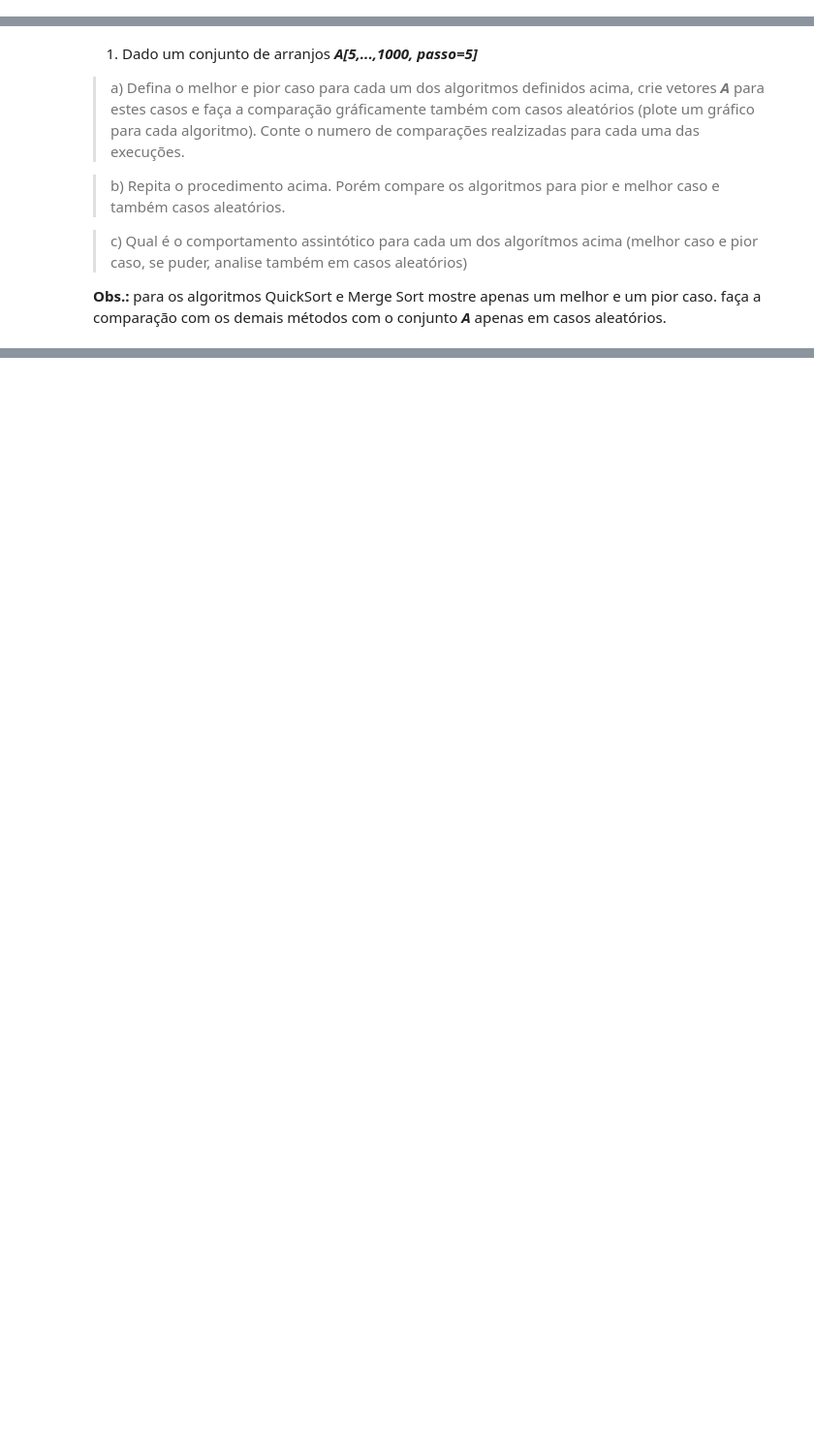
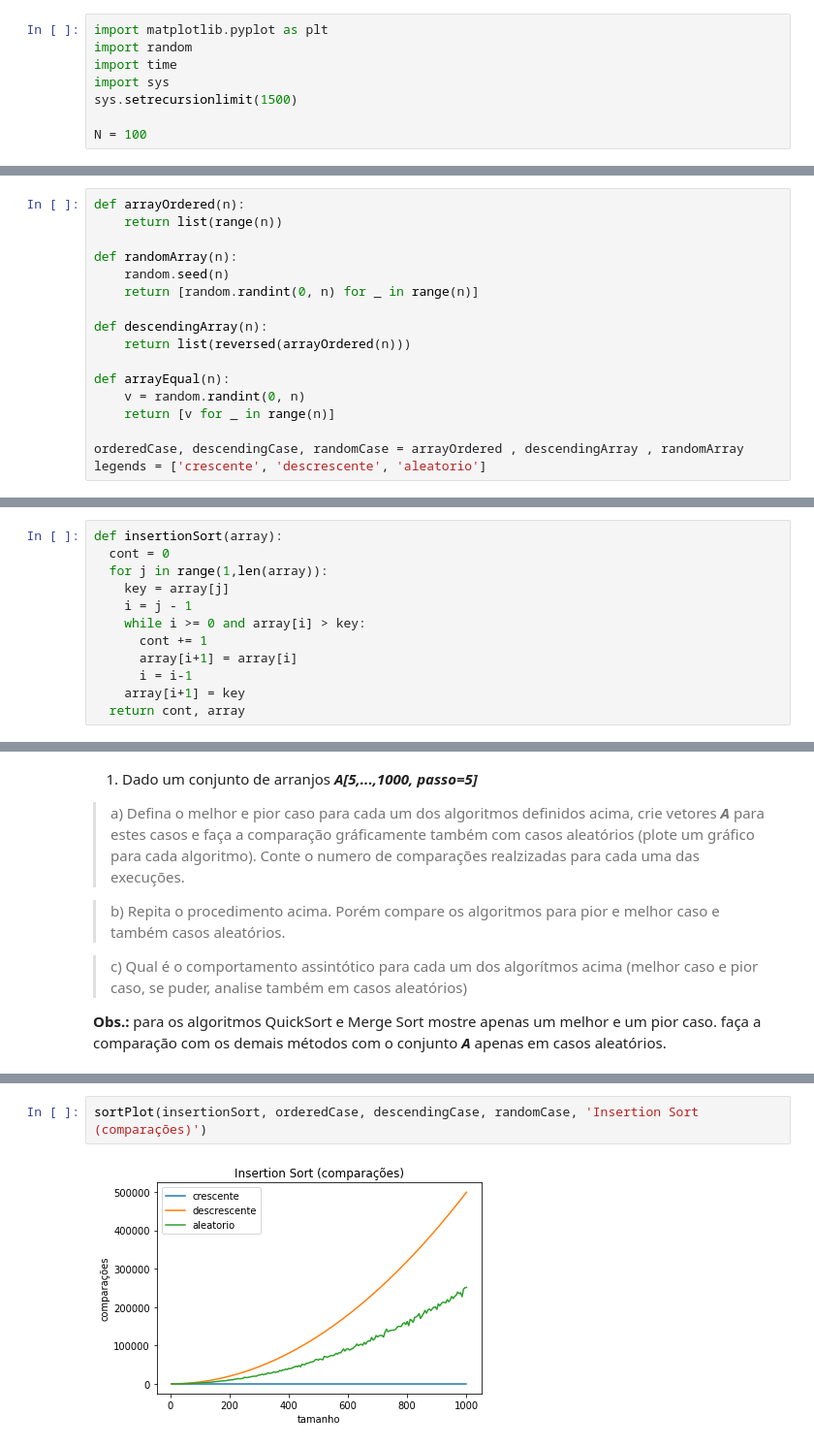
Before and after one commit to ohenriquesilvar/GCC_253, a Jupyter notebook: EFC1_GCC_253.ipynb, the cells around one changed output, grey strips where cells are left out. Shown at 97% size. Cells and saved outputs as stored; diff of their text form; blank space fills up the shorter version.

```diff
--- a/EFC1_GCC_253.ipynb
+++ b/EFC1_GCC_253.ipynb
@@ -247,0 +26,8 @@ plt.show()
+# %%
+import matplotlib.pyplot as plt
+import random
+import time
+import sys
+sys.setrecursionlimit(1500)
+
+N = 100
@@ -247,0 +36,17 @@ plt.show()
+# %%
+def arrayOrdered(n):
+    return list(range(n))
+
+def randomArray(n):
+    random.seed(n)
+    return [random.randint(0, n) for _ in range(n)]
+
+def descendingArray(n):
+    return list(reversed(arrayOrdered(n)))
+
+def arrayEqual(n):
+    v = random.randint(0, n)
+    return [v for _ in range(n)]
+
+orderedCase, descendingCase, randomCase = arrayOrdered , descendingArray , randomArray
+legends = ['crescente', 'descrescente', 'aleatorio']
@@ -247,0 +91,12 @@ plt.show()
+# %%
+def insertionSort(array):
+  cont = 0
+  for j in range(1,len(array)):
+    key = array[j]
+    i = j - 1
+    while i >= 0 and array[i] > key:
+      cont += 1
+      array[i+1] = array[i]
+      i = i-1
+    array[i+1] = key
+  return cont, array
@@ -263,0 +251,4 @@ plt.show()
+# %%
+sortPlot(insertionSort, orderedCase, descendingCase, randomCase, 'Insertion Sort (comparações)')
+# %% [output]
+[figure, added]
```
Also changed, not shown: parts of 58 cells of this notebook.
